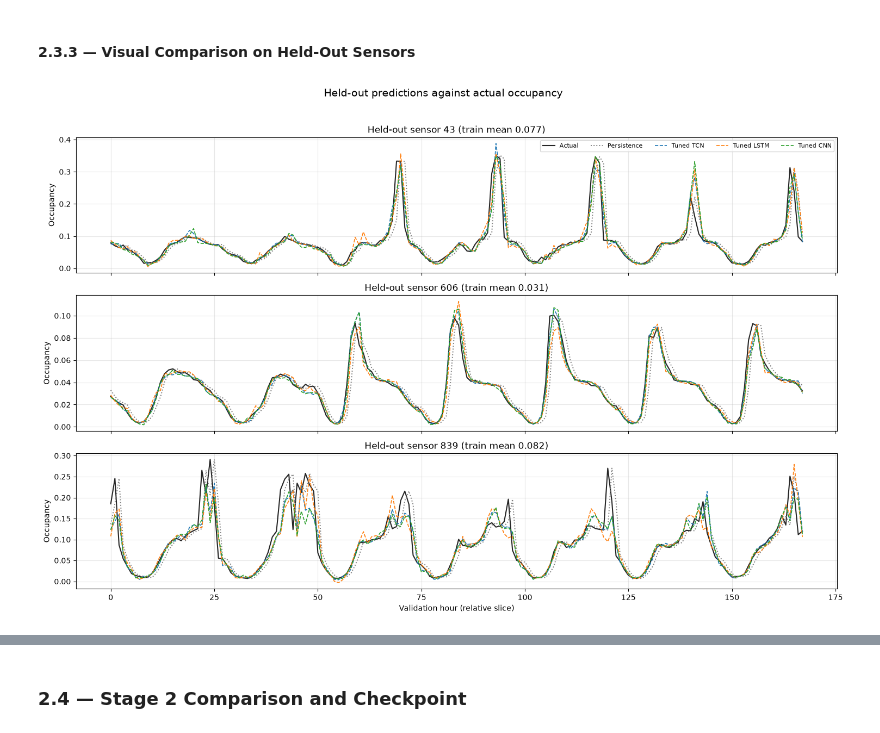
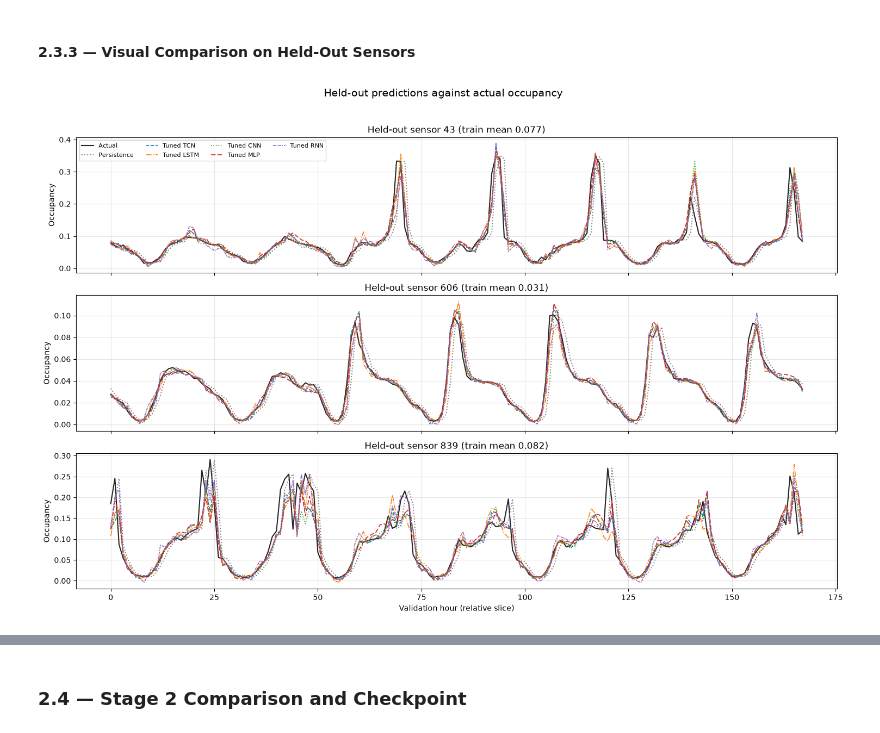
Before and after one commit to Matthew-Linders/AISE_4010_Group_Project, a Jupyter notebook: AISE4010_Project_Group02.ipynb, the cells around one changed output, grey strips where cells are left out. Cells and saved outputs as stored; diff of their text form; code cells hidden in the pictures.

Commit message:
summary + graph all 5

```diff
--- a/AISE4010_Project_Group02.ipynb
+++ b/AISE4010_Project_Group02.ipynb
@@ -1902,12 +1902,15 @@ import matplotlib.pyplot as plt
 
 # Select 3 representative held-out sensors to visualize
 sensors_to_plot = [held_out[0], held_out[len(held_out)//2], held_out[-1]]
+tuned_mlp = restore_model(build_mlp_from, best_mlp_config, mlp_weights)
 tuned_cnn = restore_model(build_cnn_from, best_cnn_config, cnn_weights)
 tuned_lstm = restore_model(build_lstm_from, best_lstm_config, lstm_weights)
 predictors = [
     ("Tuned TCN", tcn, True, "tab:blue"),
     ("Tuned LSTM", tuned_lstm, True, "tab:orange"),
     ("Tuned CNN", tuned_cnn, True, "tab:green"),
+    ("Tuned MLP", tuned_mlp, False, "tab:red"),
+    ("Tuned RNN", best_rnn, True, "tab:purple"),
 ]
 
 # The naive with the lowest held-out RMSE. Lag 1, 24, or 168.
@@ -1924,34 +1927,39 @@ fig, axes = plt.subplots(len(sensors_to_plot), 1, figsize=(15, 3.2 * len(sensors
 
 # One week of the validation period, so the daily shape is visible.
 slice_start = 100
 slice_end = 268
 
+comparison_predictions = {}  # Reuse forecasts in the 48-hour zoom below.
+line_styles = ["--", "-.", ":", (0, (5, 2)), (0, (3, 1, 1, 1))]
+
 for idx, s_id in enumerate(sensors_to_plot):
     p = next(pack for pack in held_packs if pack["sensor"] == s_id)
     actual_raw = p["y_val_raw"]
     if naive_lag is None:
         baseline_scaled = p["X_val"][:, -24:].mean(axis=1)
     else:
         lag = min(naive_lag, p["X_val"].shape[1])
         baseline_scaled = p["X_val"][:, -lag]
     naive_raw = inverse_transform(baseline_scaled, p["mu"], p["sigma"])
+    comparison_predictions[int(s_id)] = {"Actual": actual_raw, naive_label: naive_raw}
     ax = axes[idx]
     ax.plot(actual_raw[slice_start:slice_end], label="Actual", color="black", alpha=0.85, linewidth=1.5)
     ax.plot(naive_raw[slice_start:slice_end], label=naive_label, color="tab:gray", linestyle=":", linewidth=1.4)
-    for name, model, needs_channel, color in predictors:
+    for (name, model, needs_channel, color), line_style in zip(predictors, line_styles):
         Xin = p["X_val"][..., None] if needs_channel else p["X_val"]
         pred_raw = inverse_transform(model.predict(Xin, verbose=0).ravel(), p["mu"], p["sigma"])
-        ax.plot(pred_raw[slice_start:slice_end], label=name, color=color, linestyle="--", linewidth=1.2)
+        comparison_predictions[int(s_id)][name] = pred_raw
+        ax.plot(pred_raw[slice_start:slice_end], label=name, color=color, linestyle=line_style, linewidth=1.2)
 
     ax.set_title(f"Held-out sensor {s_id} (train mean {p['mu']:.3f})")
     ax.set_ylabel("Occupancy")
     ax.grid(True, alpha=0.3)
     if idx == 0:
-        ax.legend(ncol=5, fontsize=8)
+        ax.legend(ncol=4, fontsize=8)
 
 axes[-1].set_xlabel("Validation hour (relative slice)")
 plt.suptitle("Held-out predictions against actual occupancy", y=1.02, fontsize=14)
 plt.tight_layout()
 plt.show()
 # %% [output]
-[figure, old version]
+[figure, new version]
```
Also changed, not shown: parts of 2 cells of this notebook, 1 other file.
